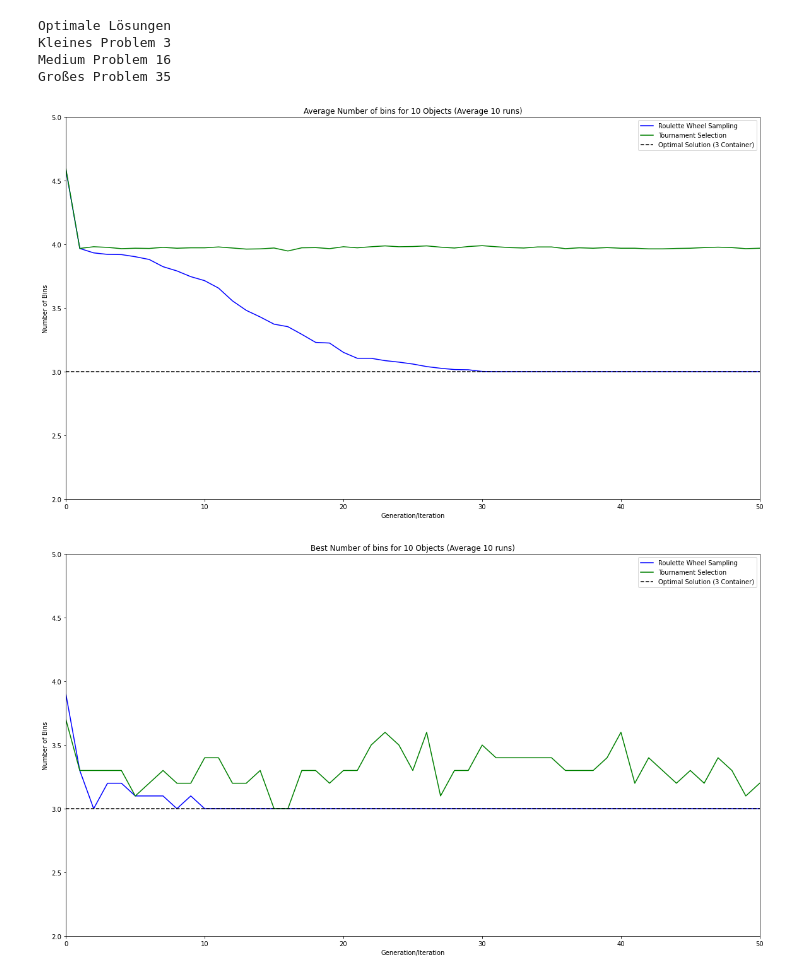
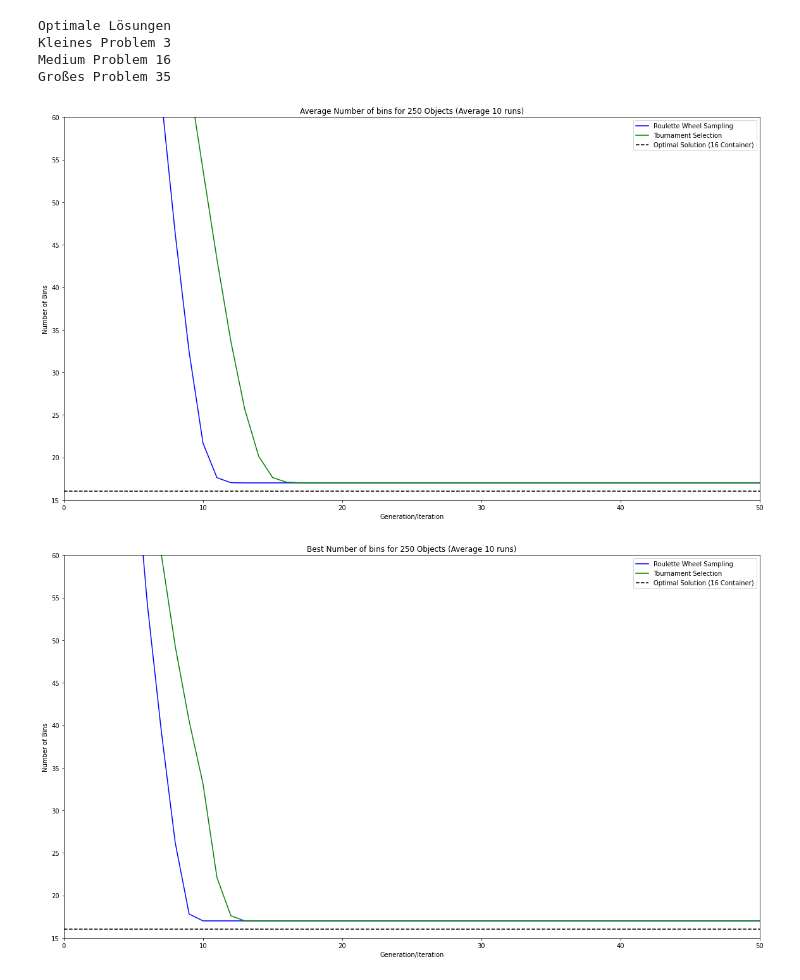
Before and after one commit to schtim/NatureInspiredAlgorithms_Code, a Jupyter notebook: GeneticAlgorithm/TestNotebooks/SamplingMethod.ipynb, the cells around one changed output. Drawn from its saved outputs; the diff is of its cells as text; code cells hidden in the pictures.

Commit message:
run Methode angepasst und Notebooks geändert

```diff
--- a/GeneticAlgorithm/TestNotebooks/SamplingMethod.ipynb
+++ b/GeneticAlgorithm/TestNotebooks/SamplingMethod.ipynb
@@ -106,7 +106,7 @@ def plot_sampling_method_compare(objects, optimal_solution, container_vol, conta
     ax[1].legend()
     plt.show()
 # %%
-plot_sampling_method_compare(small_objects, small_optimal_solution, small_container[0], small_container[1], [0,50], [2,5])
+plot_sampling_method_compare(medium_objects, medium_optimal_solution, medium_container[0], medium_container[1], [0,50], [15,60])
 # %% [output]
-[figure, old version]
+[figure, new version]
-[figure, old version]
+[figure, new version]
```
Also changed, not shown: 5 other files.
